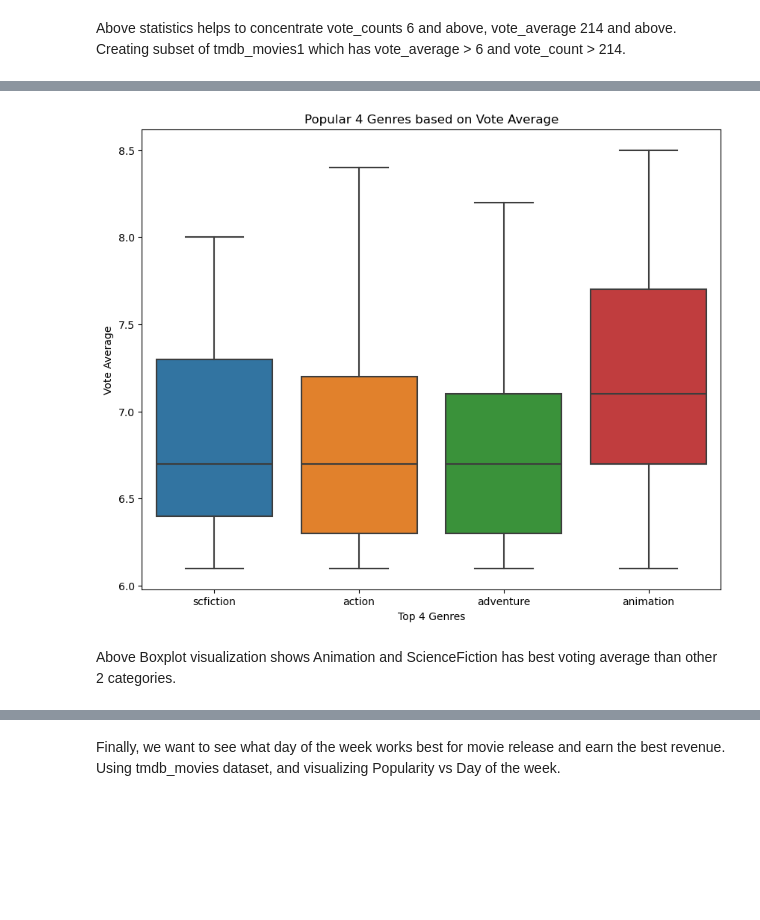
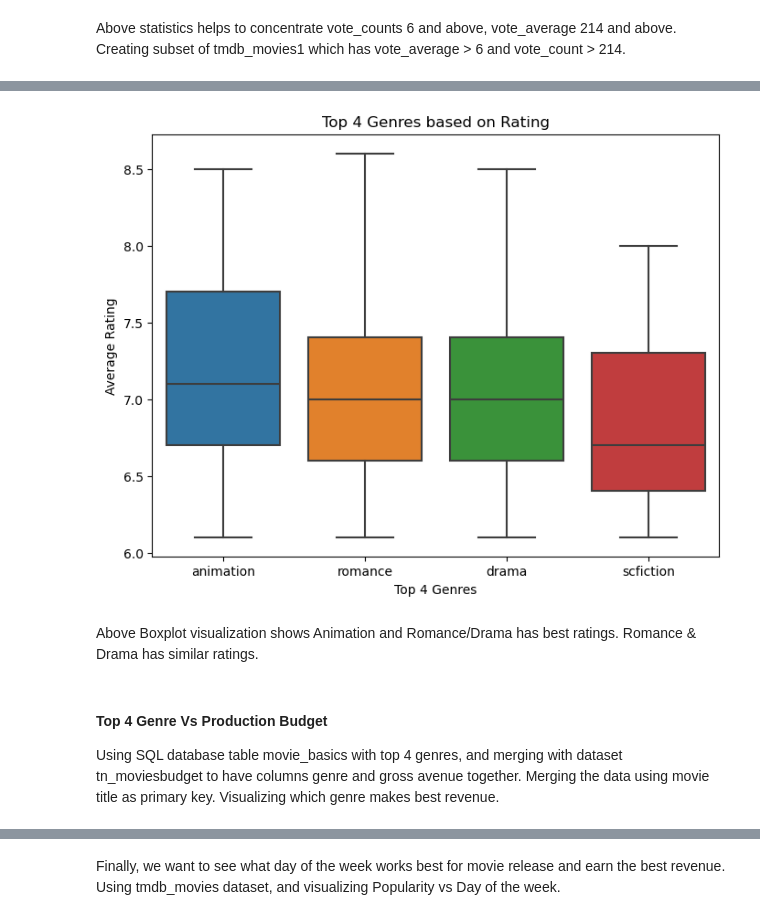
Before and after one commit to YamunaU75/FortuneMoviePhase2, a Jupyter notebook: index.ipynb, the cells around one changed output, grey strips where cells are left out. Saved outputs shown, nothing was run; the diff lists cells and outputs as text; code cells hidden in the pictures; blank space fills up the shorter version.

```diff
--- a/index.ipynb
+++ b/index.ipynb
@@ -766,22 +732,26 @@ are our top 4 categories. Analyzing top 4 genre categories with vote_average.
 # %%
 # Visualization for top 4 genre categories versus vote_average
 
-genre = ['scfiction', 'action', 'adventure', 'animation']
+genre = ['animation', 'romance', 'drama', 'scfiction']
 
 subset_df = tmdb_movies1_subset[tmdb_movies1_subset['genre_list'].isin(genre)]
 
-fig,ax = plt.subplots(figsize = (10,8))
+fig,ax = plt.subplots(figsize = (8,6))
 sns.boxplot(x= 'genre_list', y = 'vote_average', order = genre, showfliers = False, data=subset_df, ax=ax)
 
 # Add labels and title
 plt.xlabel('Top 4 Genres')
-plt.ylabel('Vote Average')
+plt.ylabel('Average Rating')
 
-plt.title('Popular 4 Genres based on Vote Average')
+plt.title('Top 4 Genres based on Rating')
 
 # Show the plot
 plt.show()
 # %% [output]
-[figure, old version]
+[figure, new version]
 # %% [markdown]
-Above Boxplot visualization shows Animation and ScienceFiction has best voting average than other 2 categories.
+Above Boxplot visualization shows Animation and Romance/Drama has best ratings. Romance & Drama has similar ratings.
+# %% [markdown]
+#### Top 4 Genre Vs Production Budget
+Using SQL database table movie_basics with top 4 genres, and merging with dataset tn_moviesbudget to have columns genre and gross avenue together.
+Merging the data using movie title as primary key. Visualizing which genre makes best revenue.
```
Also changed, not shown: parts of 44 cells of this notebook, 12 other files.
